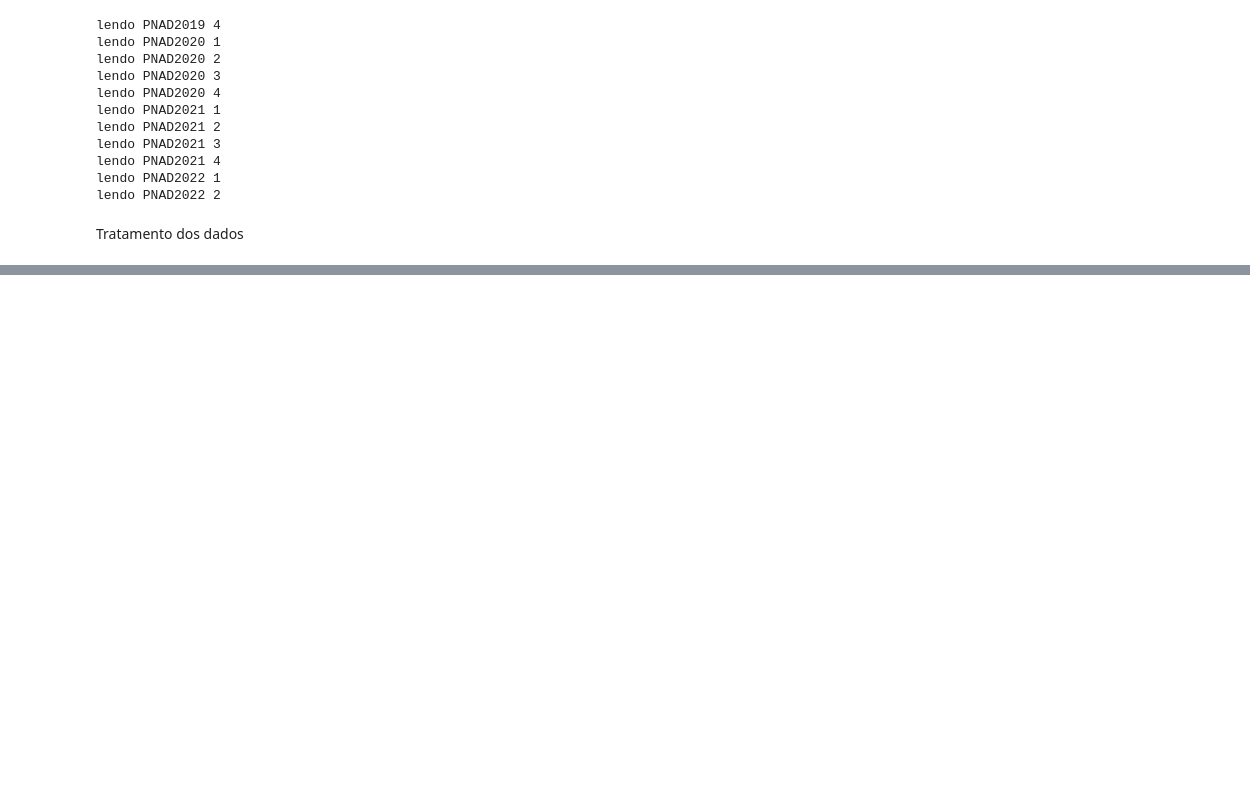
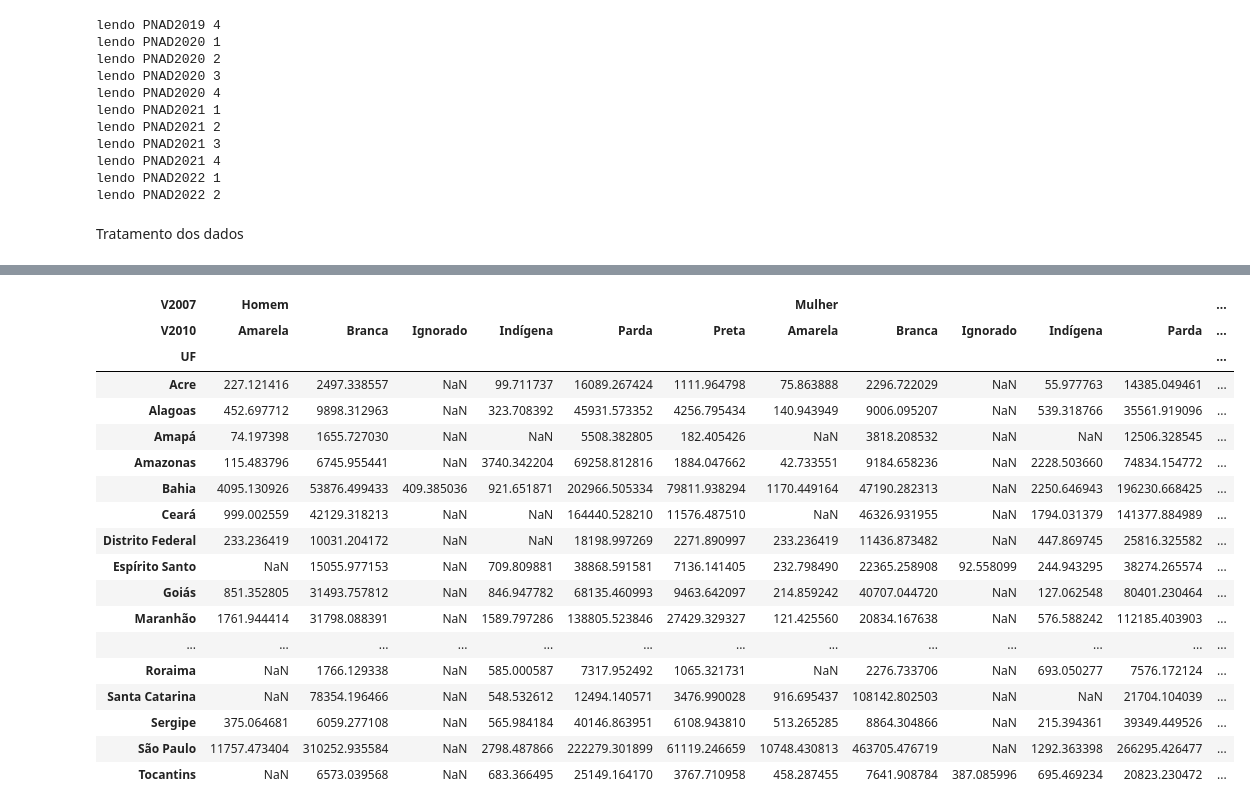
Before and after one commit to msbrasil/Mercado-de-Trabalho-Remoto, a Jupyter notebook: Notebooks/Investigação individual.ipynb, the cells around one changed output, grey strips where cells are left out. Cells and saved outputs as stored; diff of their text form; code cells hidden in the pictures; blank space fills up the shorter version.

```diff
--- a/Notebooks/Investigação individual.ipynb
+++ b/Notebooks/Investigação individual.ipynb
@@ -190,0 +268,2 @@ pnadc_filtrada = pnadc_filtrada[pnadc_filtrada['ID'].isin(ids_lista_entrevistas_
+# %%
+filtrado_selecao['Comparativo'] = filtrado_selecao['VD4002_2019Q4'] == filtrado_selecao['VD4002_2020Q1']
@@ -190,0 +292,28 @@ pnadc_filtrada = pnadc_filtrada[pnadc_filtrada['ID'].isin(ids_lista_entrevistas_
+# %%
+lista_id_mudanca = filtrado_selecao[(filtrado_selecao['VD4002_2019Q4'] == 'Pessoas ocupadas') & (filtrado_selecao['VD4002_2020Q1'] != 'Pessoas ocupadas')]['ID'].to_list()
+# %%
+pnadc_identificados = pnadc_completa[(pnadc_completa['ID'].isin(lista_id_mudanca)) & (pnadc_completa['ano_tri']=='2020Q1')].drop_duplicates('ID')
+# %%
+resultado_identificacao = pd.crosstab(pnadc_identificados['UF'], [pnadc_identificados['V2007'], pnadc_identificados['V2010']], pnadc_identificados['V1028'], aggfunc='sum')
+# %%
+resultado_identificacao
+# %% [output]
+| V2007 | Homem |  |  |  |  |  | Mulher |  |  |  |  | ... |
+| V2010 | Amarela | Branca | Ignorado | Indígena | Parda | Preta | Amarela | Branca | Ignorado | Indígena | Parda | ... |
+| UF |  |  |  |  |  |  |  |  |  |  |  | ... |
+| Acre | 227.121416 | 2497.338557 | NaN | 99.711737 | 16089.267424 | 1111.964798 | 75.863888 | 2296.722029 | NaN | 55.977763 | 14385.049461 | ... |
+| Alagoas | 452.697712 | 9898.312963 | NaN | 323.708392 | 45931.573352 | 4256.795434 | 140.943949 | 9006.095207 | NaN | 539.318766 | 35561.919096 | ... |
+| Amapá | 74.197398 | 1655.727030 | NaN | NaN | 5508.382805 | 182.405426 | NaN | 3818.208532 | NaN | NaN | 12506.328545 | ... |
+| Amazonas | 115.483796 | 6745.955441 | NaN | 3740.342204 | 69258.812816 | 1884.047662 | 42.733551 | 9184.658236 | NaN | 2228.503660 | 74834.154772 | ... |
+| Bahia | 4095.130926 | 53876.499433 | 409.385036 | 921.651871 | 202966.505334 | 79811.938294 | 1170.449164 | 47190.282313 | NaN | 2250.646943 | 196230.668425 | ... |
+| Ceará | 999.002559 | 42129.318213 | NaN | NaN | 164440.528210 | 11576.487510 | NaN | 46326.931955 | NaN | 1794.031379 | 141377.884989 | ... |
+| Distrito Federal | 233.236419 | 10031.204172 | NaN | NaN | 18198.997269 | 2271.890997 | 233.236419 | 11436.873482 | NaN | 447.869745 | 25816.325582 | ... |
+| Espírito Santo | NaN | 15055.977153 | NaN | 709.809881 | 38868.591581 | 7136.141405 | 232.798490 | 22365.258908 | 92.558099 | 244.943295 | 38274.265574 | ... |
+| Goiás | 851.352805 | 31493.757812 | NaN | 846.947782 | 68135.460993 | 9463.642097 | 214.859242 | 40707.044720 | NaN | 127.062548 | 80401.230464 | ... |
+| Maranhão | 1761.944414 | 31798.088391 | NaN | 1589.797286 | 138805.523846 | 27429.329327 | 121.425560 | 20834.167638 | NaN | 576.588242 | 112185.403903 | ... |
+| ... | ... | ... | ... | ... | ... | ... | ... | ... | ... | ... | ... | ... |
+| Roraima | NaN | 1766.129338 | NaN | 585.000587 | 7317.952492 | 1065.321731 | NaN | 2276.733706 | NaN | 693.050277 | 7576.172124 | ... |
+| Santa Catarina | NaN | 78354.196466 | NaN | 548.532612 | 12494.140571 | 3476.990028 | 916.695437 | 108142.802503 | NaN | NaN | 21704.104039 | ... |
+| Sergipe | 375.064681 | 6059.277108 | NaN | 565.984184 | 40146.863951 | 6108.943810 | 513.265285 | 8864.304866 | NaN | 215.394361 | 39349.449526 | ... |
+| São Paulo | 11757.473404 | 310252.935584 | NaN | 2798.487866 | 222279.301899 | 61119.246659 | 10748.430813 | 463705.476719 | NaN | 1292.363398 | 266295.426477 | ... |
+| Tocantins | NaN | 6573.039568 | NaN | 683.366495 | 25149.164170 | 3767.710958 | 458.287455 | 7641.908784 | 387.085996 | 695.469234 | 20823.230472 | ... |
```
Also changed, not shown: parts of 18 cells of this notebook, 3 other files.
